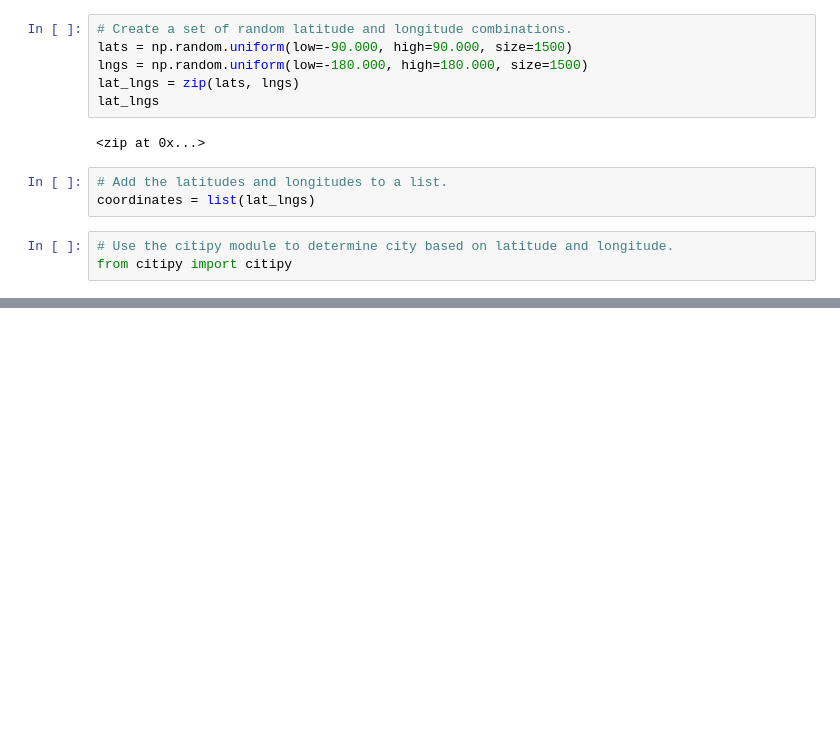
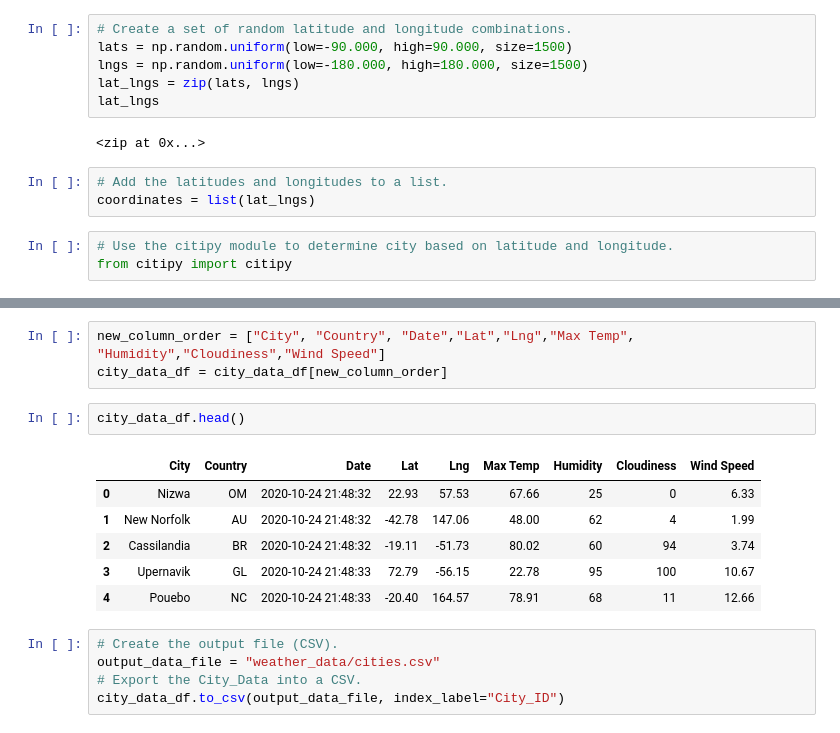
Before and after one commit to asosnik530/World_Weather_Analysis, a Jupyter notebook: WeatherPy.ipynb, the cells around one changed output, grey strips where cells are left out. Drawn from its saved outputs; the diff is of its cells as text; blank space fills up the shorter version.

```diff
--- a/WeatherPy.ipynb
+++ b/WeatherPy.ipynb
@@ -33,0 +145,17 @@ len(cities)
+# %%
+new_column_order = ["City", "Country", "Date","Lat","Lng","Max Temp", "Humidity","Cloudiness","Wind Speed"]
+city_data_df = city_data_df[new_column_order]
+# %%
+city_data_df.head()
+# %% [output]
+|  | City | Country | Date | Lat | Lng | Max Temp | Humidity | Cloudiness | Wind Speed |
+| 0 | Nizwa | OM | 2020-10-24 21:48:32 | 22.93 | 57.53 | 67.66 | 25 | 0 | 6.33 |
+| 1 | New Norfolk | AU | 2020-10-24 21:48:32 | -42.78 | 147.06 | 48.00 | 62 | 4 | 1.99 |
+| 2 | Cassilandia | BR | 2020-10-24 21:48:32 | -19.11 | -51.73 | 80.02 | 60 | 94 | 3.74 |
+| 3 | Upernavik | GL | 2020-10-24 21:48:33 | 72.79 | -56.15 | 22.78 | 95 | 100 | 10.67 |
+| 4 | Pouebo | NC | 2020-10-24 21:48:33 | -20.40 | 164.57 | 78.91 | 68 | 11 | 12.66 |
+# %%
+# Create the output file (CSV).
+output_data_file = "weather_data/cities.csv"
+# Export the City_Data into a CSV.
+city_data_df.to_csv(output_data_file, index_label="City_ID")
```
Also changed, not shown: parts of 7 cells of this notebook, 3 other files.
